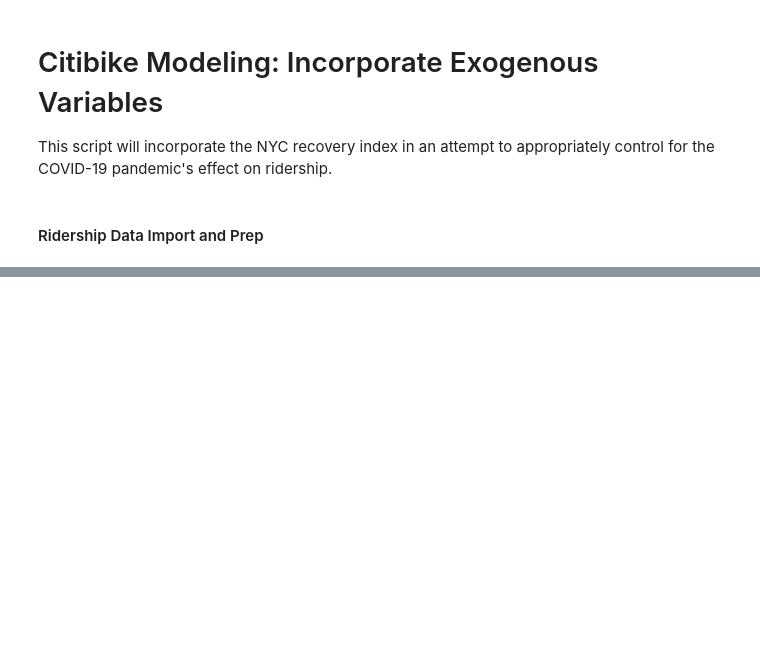
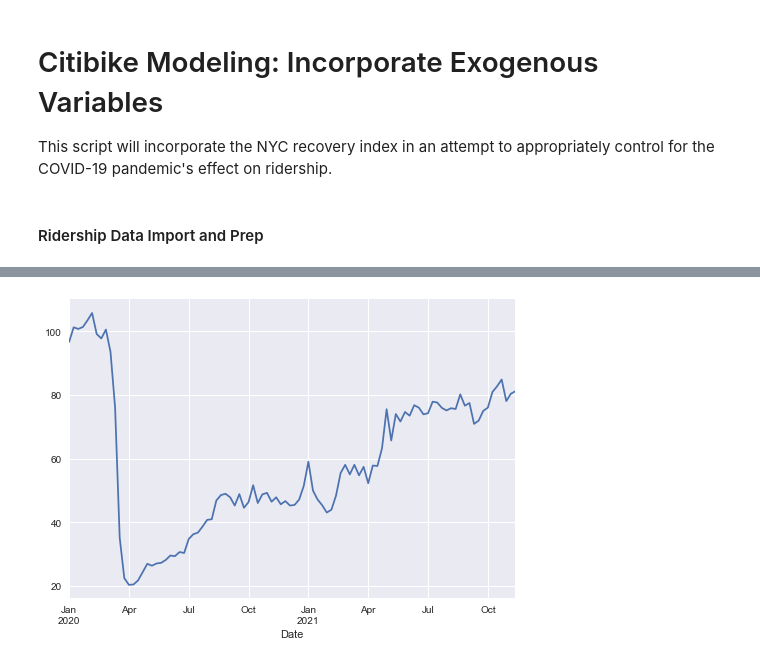
Before and after one commit to marvelje/citibike_ridership_project, a Jupyter notebook: support_notebooks/citibike_sarimax.ipynb, the cells around one changed output, grey strips where cells are left out. Cells and saved outputs as stored; diff of their text form; code cells hidden in the pictures; blank space fills up the shorter version.

Commit message:
First models with COVID data

```diff
--- a/support_notebooks/citibike_sarimax.ipynb
+++ b/support_notebooks/citibike_sarimax.ipynb
@@ -98,0 +97,6 @@ covid_df.head()
+# %%
+# Plot the overall index
+
+covid_df['overall_index'].plot();
+# %% [output]
+[figure, added]
```
Also changed, not shown: parts of 58 cells of this notebook.
